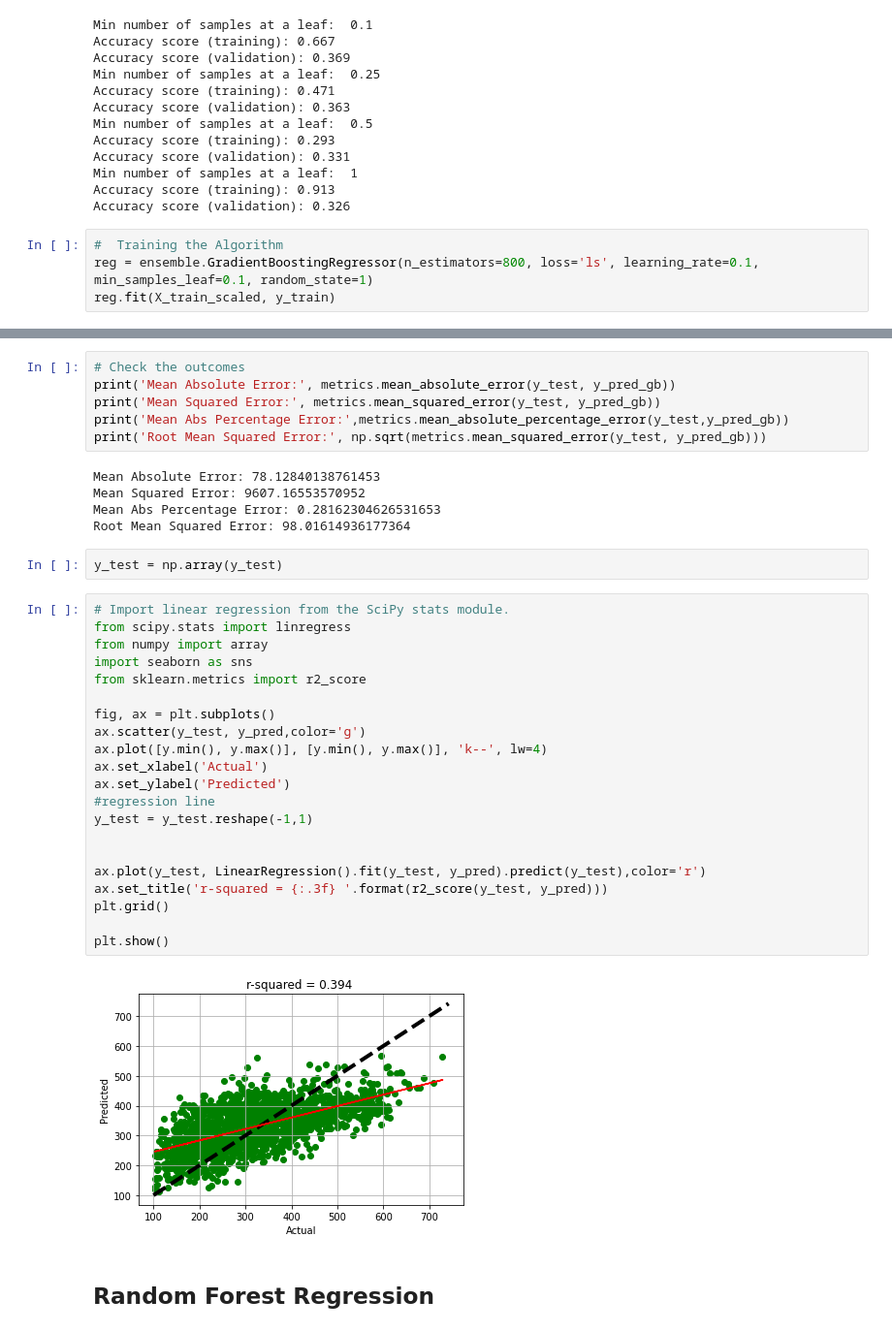
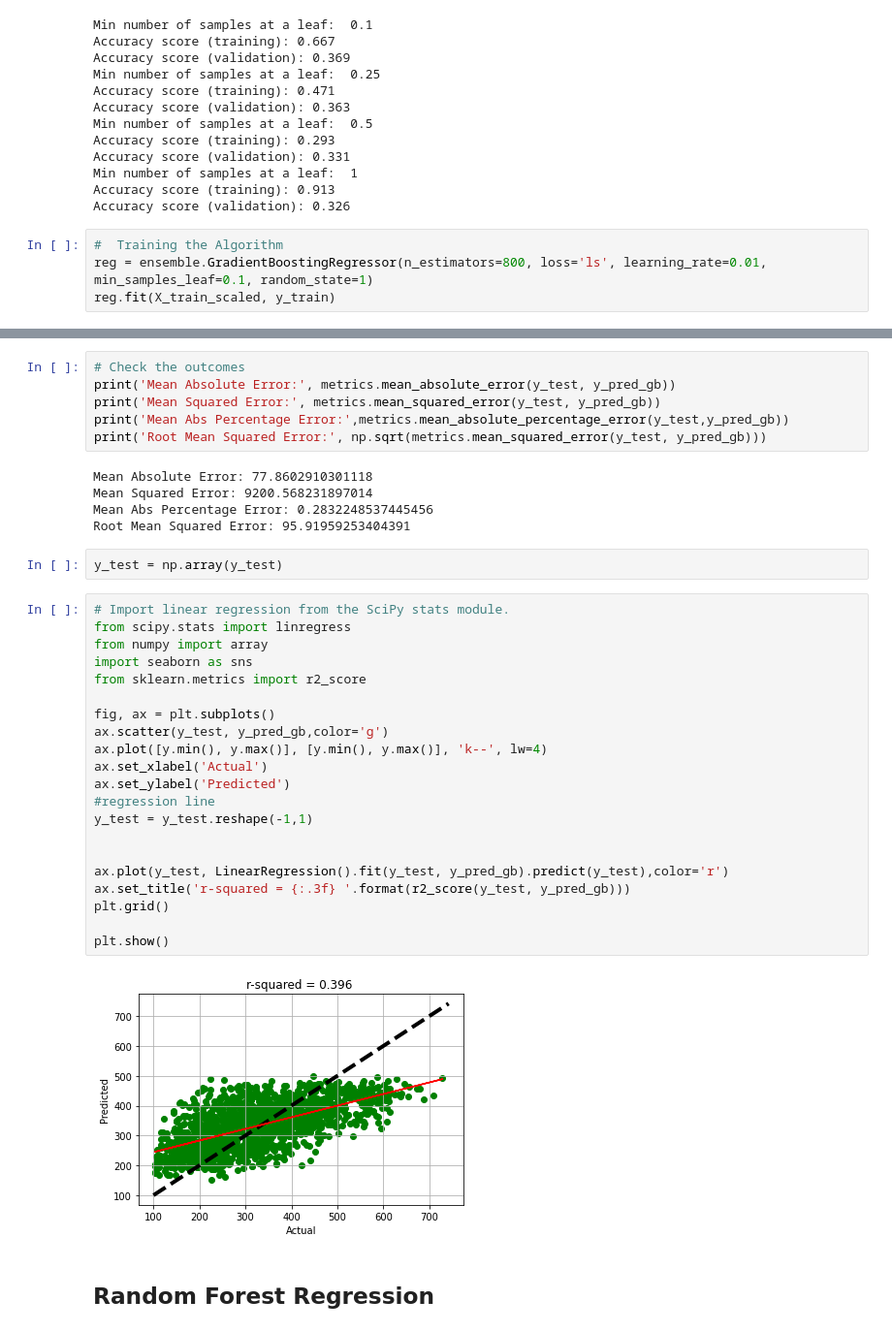
Before and after one commit to Auelocks/Friday_Night_Lights, a Jupyter notebook: Permian_ML_Model_Final.ipynb, the cells around one changed output, grey strips where cells are left out. Shown at 97% size. Saved outputs shown, nothing was run; the diff lists cells and outputs as text.

```diff
--- a/Permian_ML_Model_Final.ipynb
+++ b/Permian_ML_Model_Final.ipynb
@@ -613,6 +614,6 @@ Accuracy score (training): 0.913
 Accuracy score (validation): 0.326
 # %%
 #  Training the Algorithm
-reg = ensemble.GradientBoostingRegressor(n_estimators=800, loss='ls', learning_rate=0.1, min_samples_leaf=0.1, random_state=1)
+reg = ensemble.GradientBoostingRegressor(n_estimators=800, loss='ls', learning_rate=0.01, min_samples_leaf=0.1, random_state=1)
 reg.fit(X_train_scaled, y_train)
 # %% [output]
@@ -646,35 +647,35 @@ print('Mean Squared Error:', metrics.mean_squared_error(y_test, y_pred_gb))
 print('Mean Abs Percentage Error:',metrics.mean_absolute_percentage_error(y_test,y_pred_gb))
 print('Root Mean Squared Error:', np.sqrt(metrics.mean_squared_error(y_test, y_pred_gb)))
 # %% [output]
-Mean Absolute Error: 78.12840138761453
-Mean Squared Error: 9607.16553570952
-Mean Abs Percentage Error: 0.28162304626531653
-Root Mean Squared Error: 98.01614936177364
+Mean Absolute Error: 77.8602910301118
+Mean Squared Error: 9200.568231897014
+Mean Abs Percentage Error: 0.2832248537445456
+Root Mean Squared Error: 95.91959253404391
 # %%
 y_test = np.array(y_test)
 # %%
 # Import linear regression from the SciPy stats module.
 from scipy.stats import linregress
 from numpy import array
 import seaborn as sns
 from sklearn.metrics import r2_score
 
 fig, ax = plt.subplots()
-ax.scatter(y_test, y_pred,color='g')
+ax.scatter(y_test, y_pred_gb,color='g')
 ax.plot([y.min(), y.max()], [y.min(), y.max()], 'k--', lw=4)
 ax.set_xlabel('Actual')
 ax.set_ylabel('Predicted')
 #regression line
 y_test = y_test.reshape(-1,1)
 
 
-ax.plot(y_test, LinearRegression().fit(y_test, y_pred).predict(y_test),color='r')
-ax.set_title('r-squared = {:.3f} '.format(r2_score(y_test, y_pred)))
+ax.plot(y_test, LinearRegression().fit(y_test, y_pred_gb).predict(y_test),color='r')
+ax.set_title('r-squared = {:.3f} '.format(r2_score(y_test, y_pred_gb)))
 plt.grid()
 
 plt.show()
 # %% [output]
-[figure, old version]
+[figure, new version]
 # %% [markdown]
 ## Random Forest Regression
 # %%
```
Also changed, not shown: parts of 20 cells of this notebook, 1 other file.
